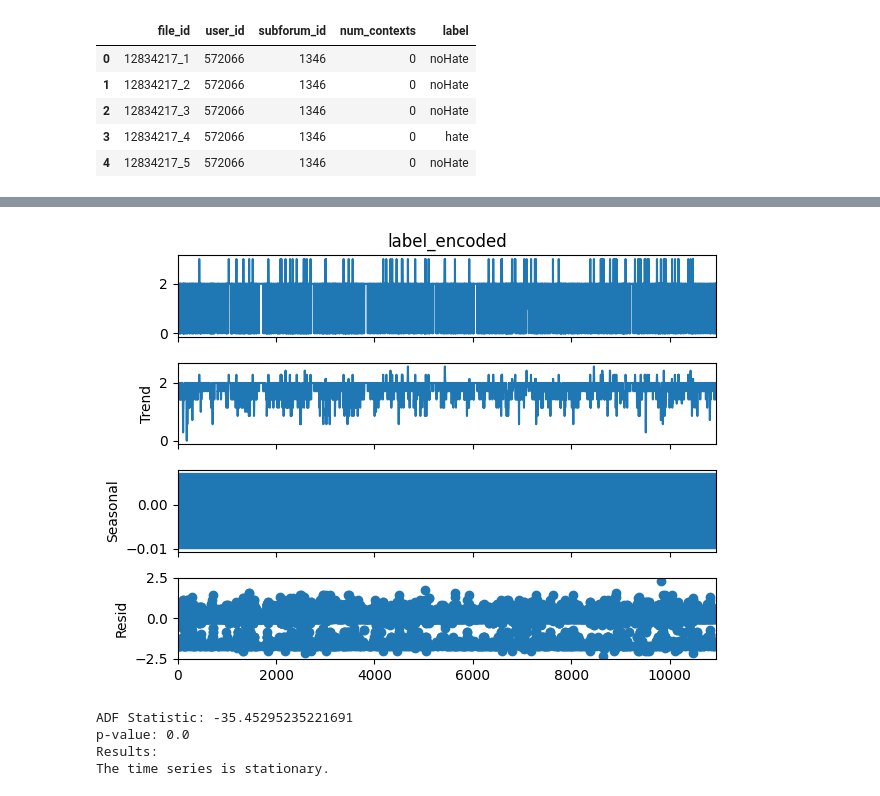
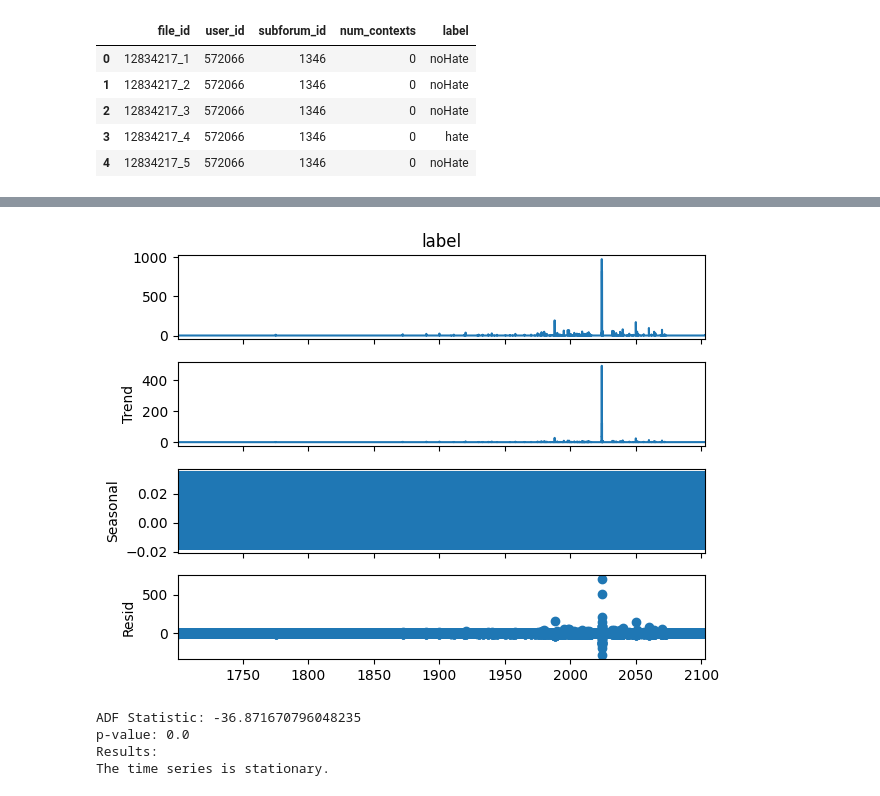
Before and after one commit to Sundaraselvamp/Hate-Speech, a Jupyter notebook: notebook/temporal_analysis.ipynb, the cells around one changed output, grey strips where cells are left out. Drawn from its saved outputs; the diff is of its cells as text; code cells hidden in the pictures.

Commit message:
DL model

```diff
--- a/notebook/temporal_analysis.ipynb
+++ b/notebook/temporal_analysis.ipynb
@@ -44,0 +53,11 @@ data.head()
+# %%
+data['time_values'] = data['time_values'].fillna(method='ffill')
+# %%
+# Convert the 'time_values' column to datetime format, handling errors
+data['time_values'] = pd.to_datetime(data['time_values'], errors='coerce')
+# %%
+# Set 'time_values' as the index
+data.set_index('time_values', inplace=True)
+# %%
+# Resample the data to a daily frequency (adjust as needed)
+daily_data = data.resample('D').count()
@@ -45,19 +75,20 @@ data.head()
 # %%
-# Decompose the time series into trend, seasonability, residuals
-result=seasonal_decompose(data['label_encoded'],model='additive',period=7)
+# Decompose the time series into trend, seasonality, and residuals
+result = seasonal_decompose(daily_data['label'], model='additive', period=7)  # Adjust the period based on the data frequency
+# Visualize decomposition components
 result.plot()
 plt.show()
 # %% [output]
-[figure, old version]
+[figure, new version]
 # %%
 # Augmented Dickey-Fuller Test for stationarity
-adf_test = adfuller(data['label_encoded'])
+adf_test = adfuller(daily_data['label'])
 print(f'ADF Statistic: {adf_test[0]}')
 print(f'p-value: {adf_test[1]}')
 print('Results:')
 print('The time series is stationary.' if adf_test[1] <= 0.05 else 'The time series is not stationary.')
 # %% [output]
-ADF Statistic: -35.45295235221691
+ADF Statistic: -36.871670796048235
 p-value: 0.0
 Results:
 The time series is stationary.
```
Also changed, not shown: parts of 11 cells of this notebook, 3 other files.
